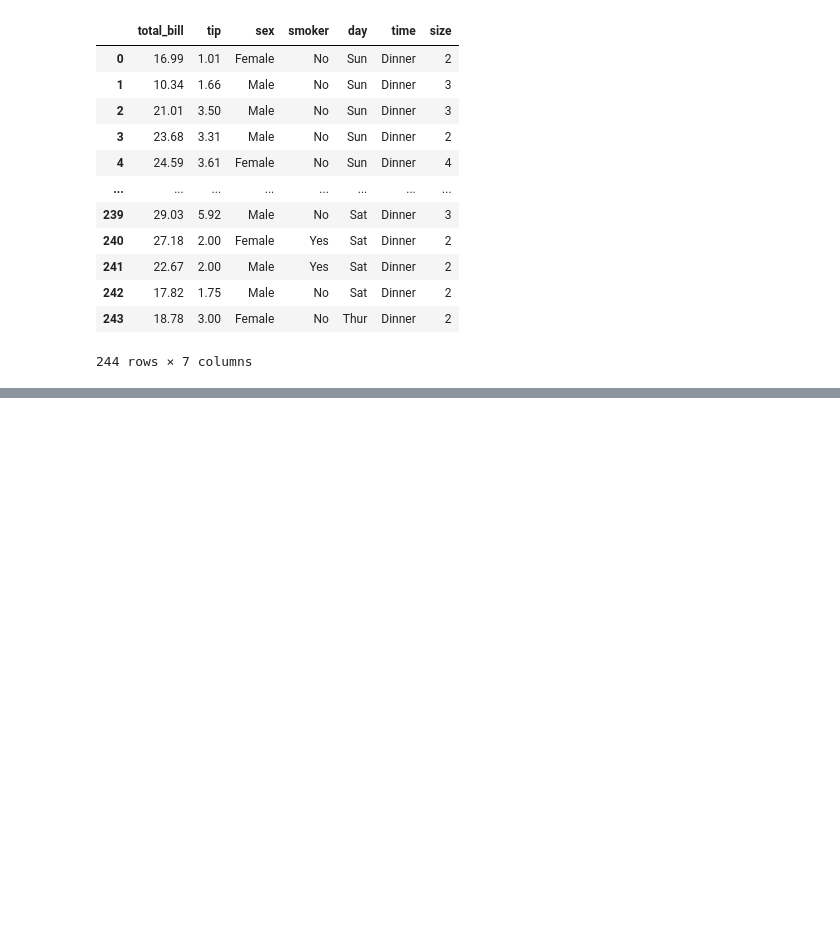
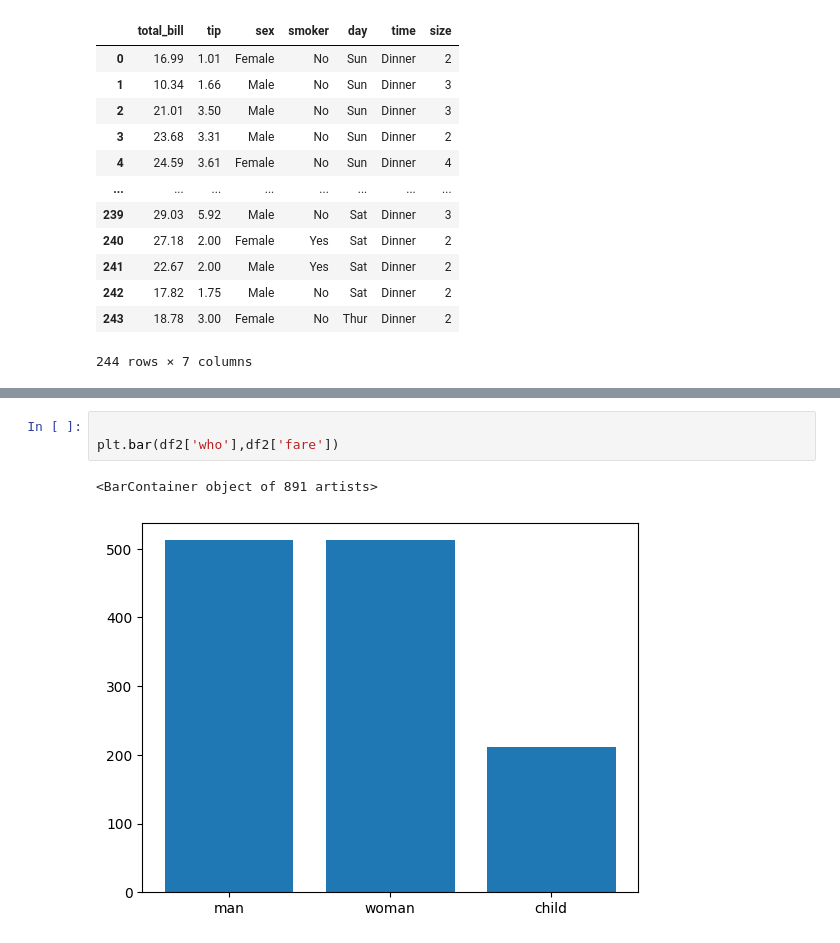
Before and after one commit to vitthalbulbule/Seaborn, a Jupyter notebook: simple.ipynb, the cells around one changed output, grey strips where cells are left out. Cells and saved outputs as stored; diff of their text form; blank space fills up the shorter version.

```diff
--- a/simple.ipynb
+++ b/simple.ipynb
@@ -53,0 +95,6 @@ sns.lineplot(x="day",y="total_bill",data=df1,hue='sex',style='time',legend='full
+# %%
+
+plt.bar(df2['who'],df2['fare'])
+# %% [output]
+<BarContainer object of 891 artists>
+[figure, added]
```
Also changed, not shown: parts of 8 cells of this notebook.
